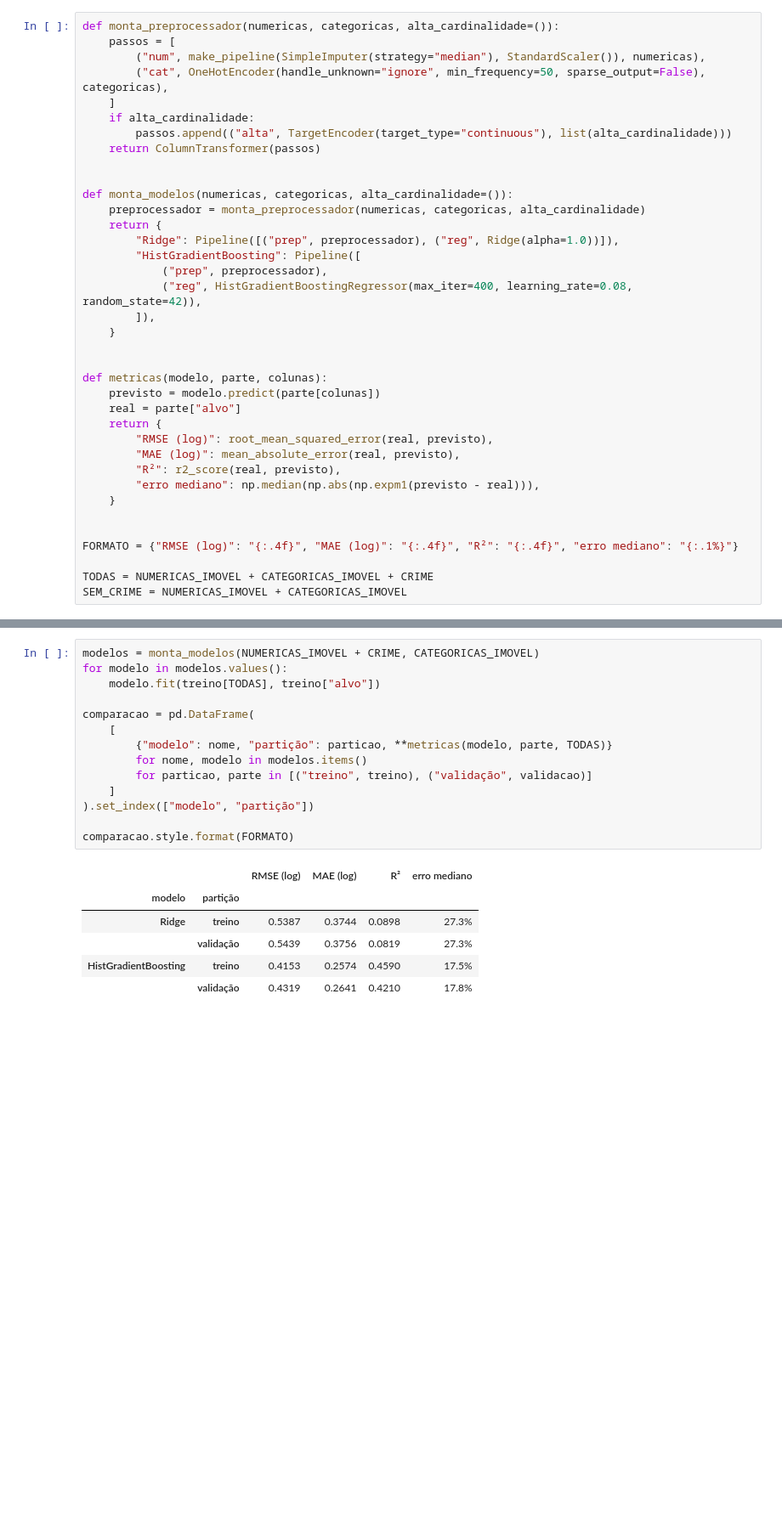
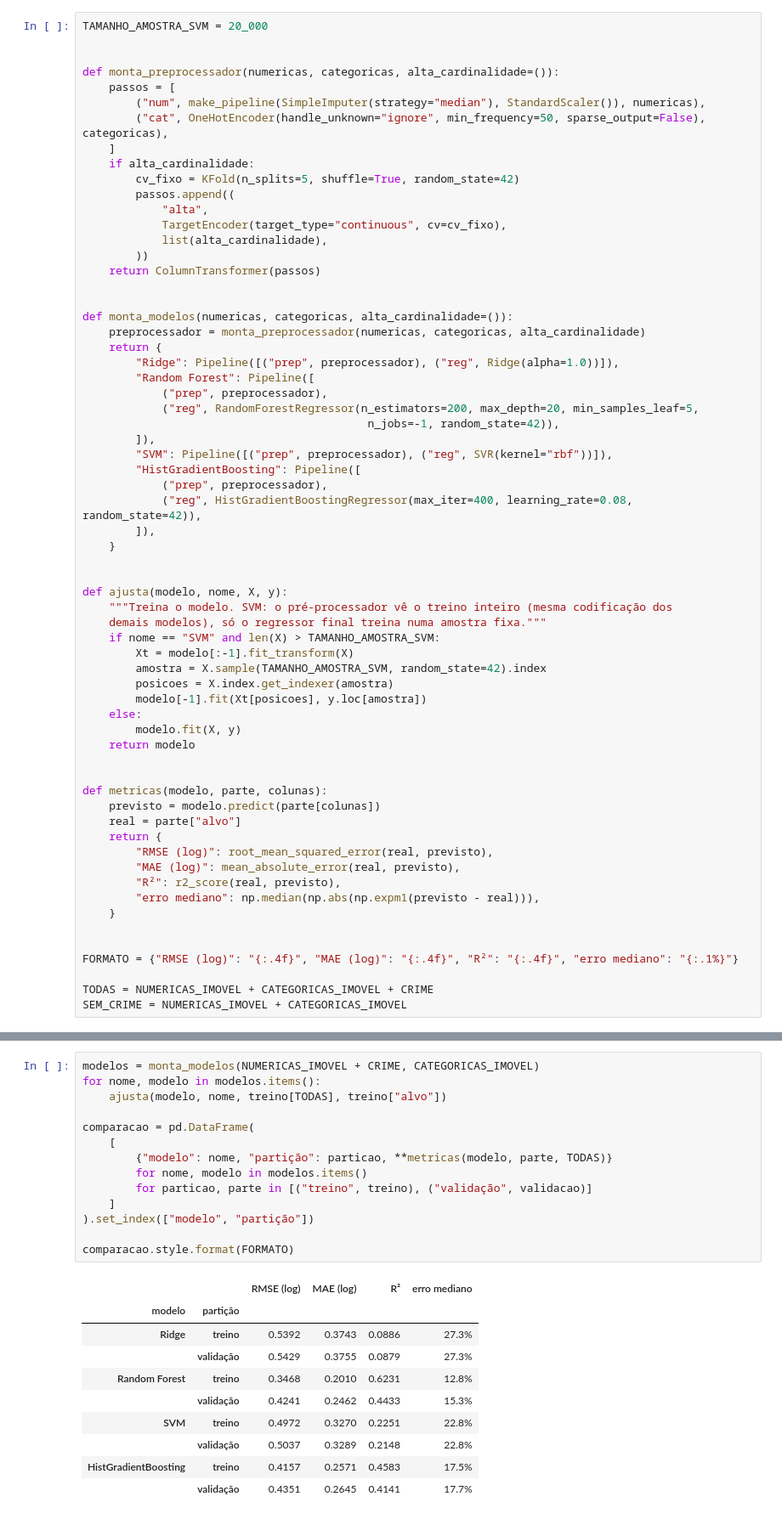
Before and after one commit to Rafa-Russo/Grupo-2, a Jupyter notebook: exploration/Russo/imoveis_sp/03_modelagem.ipynb, the cells around one changed output, grey strips where cells are left out. Shown at 85% size. Saved outputs shown, nothing was run; the diff lists cells and outputs as text; blank space fills up the shorter version.

```diff
--- a/exploration/Russo/imoveis_sp/03_modelagem.ipynb
+++ b/exploration/Russo/imoveis_sp/03_modelagem.ipynb
@@ -159,11 +159,19 @@ Dois modelos, de propósito diferente:
 # %%
+TAMANHO_AMOSTRA_SVM = 20_000
+
+
 def monta_preprocessador(numericas, categoricas, alta_cardinalidade=()):
     passos = [
         ("num", make_pipeline(SimpleImputer(strategy="median"), StandardScaler()), numericas),
         ("cat", OneHotEncoder(handle_unknown="ignore", min_frequency=50, sparse_output=False), categoricas),
     ]
     if alta_cardinalidade:
-        passos.append(("alta", TargetEncoder(target_type="continuous"), list(alta_cardinalidade)))
+        cv_fixo = KFold(n_splits=5, shuffle=True, random_state=42)
+        passos.append((
+            "alta",
+            TargetEncoder(target_type="continuous", cv=cv_fixo),
+            list(alta_cardinalidade),
+        ))
     return ColumnTransformer(passos)
 
 
@@ -171,11 +179,30 @@ def monta_modelos(numericas, categoricas, alta_cardinalidade=()):
     preprocessador = monta_preprocessador(numericas, categoricas, alta_cardinalidade)
     return {
         "Ridge": Pipeline([("prep", preprocessador), ("reg", Ridge(alpha=1.0))]),
+        "Random Forest": Pipeline([
+            ("prep", preprocessador),
+            ("reg", RandomForestRegressor(n_estimators=200, max_depth=20, min_samples_leaf=5,
+                                           n_jobs=-1, random_state=42)),
+        ]),
+        "SVM": Pipeline([("prep", preprocessador), ("reg", SVR(kernel="rbf"))]),
         "HistGradientBoosting": Pipeline([
             ("prep", preprocessador),
             ("reg", HistGradientBoostingRegressor(max_iter=400, learning_rate=0.08, random_state=42)),
         ]),
     }
+
+
+def ajusta(modelo, nome, X, y):
+    """Treina o modelo. SVM: o pré-processador vê o treino inteiro (mesma codificação dos
+    demais modelos), só o regressor final treina numa amostra fixa."""
+    if nome == "SVM" and len(X) > TAMANHO_AMOSTRA_SVM:
+        Xt = modelo[:-1].fit_transform(X)
+        amostra = X.sample(TAMANHO_AMOSTRA_SVM, random_state=42).index
+        posicoes = X.index.get_indexer(amostra)
+        modelo[-1].fit(Xt[posicoes], y.loc[amostra])
+    else:
+        modelo.fit(X, y)
+    return modelo
 
 
 def metricas(modelo, parte, colunas):
@@ -200,24 +227,28 @@ SEM_CRIME = NUMERICAS_IMOVEL + CATEGORICAS_IMOVEL
 # %%
 modelos = monta_modelos(NUMERICAS_IMOVEL + CRIME, CATEGORICAS_IMOVEL)
-for modelo in modelos.values():
-    modelo.fit(treino[TODAS], treino["alvo"])
+for nome, modelo in modelos.items():
+    ajusta(modelo, nome, treino[TODAS], treino["alvo"])
 
 comparacao = pd.DataFrame(
     [
         {"modelo": nome, "partição": particao, **metricas(modelo, parte, TODAS)}
         for nome, modelo in modelos.items()
         for particao, parte in [("treino", treino), ("validação", validacao)]
     ]
 ).set_index(["modelo", "partição"])
 
 comparacao.style.format(FORMATO)
 # %% [output]
 |  |  | RMSE (log) | MAE (log) | R² | erro mediano |
 | modelo | partição |  |  |  |  |
-| Ridge | treino | 0.5387 | 0.3744 | 0.0898 | 27.3% |
-|  | validação | 0.5439 | 0.3756 | 0.0819 | 27.3% |
-| HistGradientBoosting | treino | 0.4153 | 0.2574 | 0.4590 | 17.5% |
-|  | validação | 0.4319 | 0.2641 | 0.4210 | 17.8% |
+| Ridge | treino | 0.5392 | 0.3743 | 0.0886 | 27.3% |
+|  | validação | 0.5429 | 0.3755 | 0.0879 | 27.3% |
+| Random Forest | treino | 0.3468 | 0.2010 | 0.6231 | 12.8% |
+|  | validação | 0.4241 | 0.2462 | 0.4433 | 15.3% |
+| SVM | treino | 0.4972 | 0.3270 | 0.2251 | 22.8% |
+|  | validação | 0.5037 | 0.3289 | 0.2148 | 22.8% |
+| HistGradientBoosting | treino | 0.4157 | 0.2571 | 0.4583 | 17.5% |
+|  | validação | 0.4351 | 0.2645 | 0.4141 | 17.7% |
 # %%
 r2_validacao = comparacao.xs("validação", level="partição")["R²"]
 vencedor = r2_validacao.idxmax()
```
Also changed, not shown: parts of 24 cells of this notebook, 4 other files.
